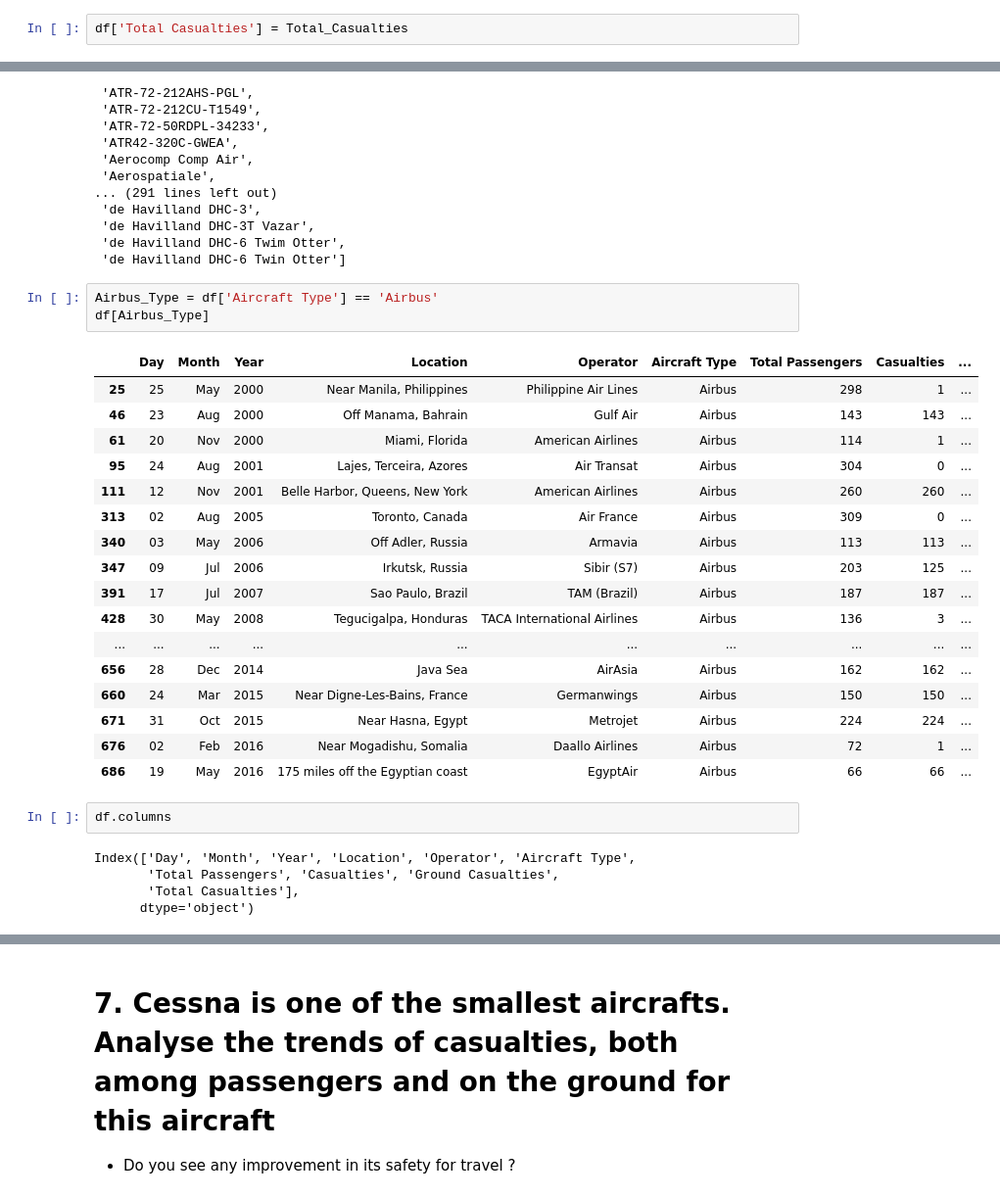
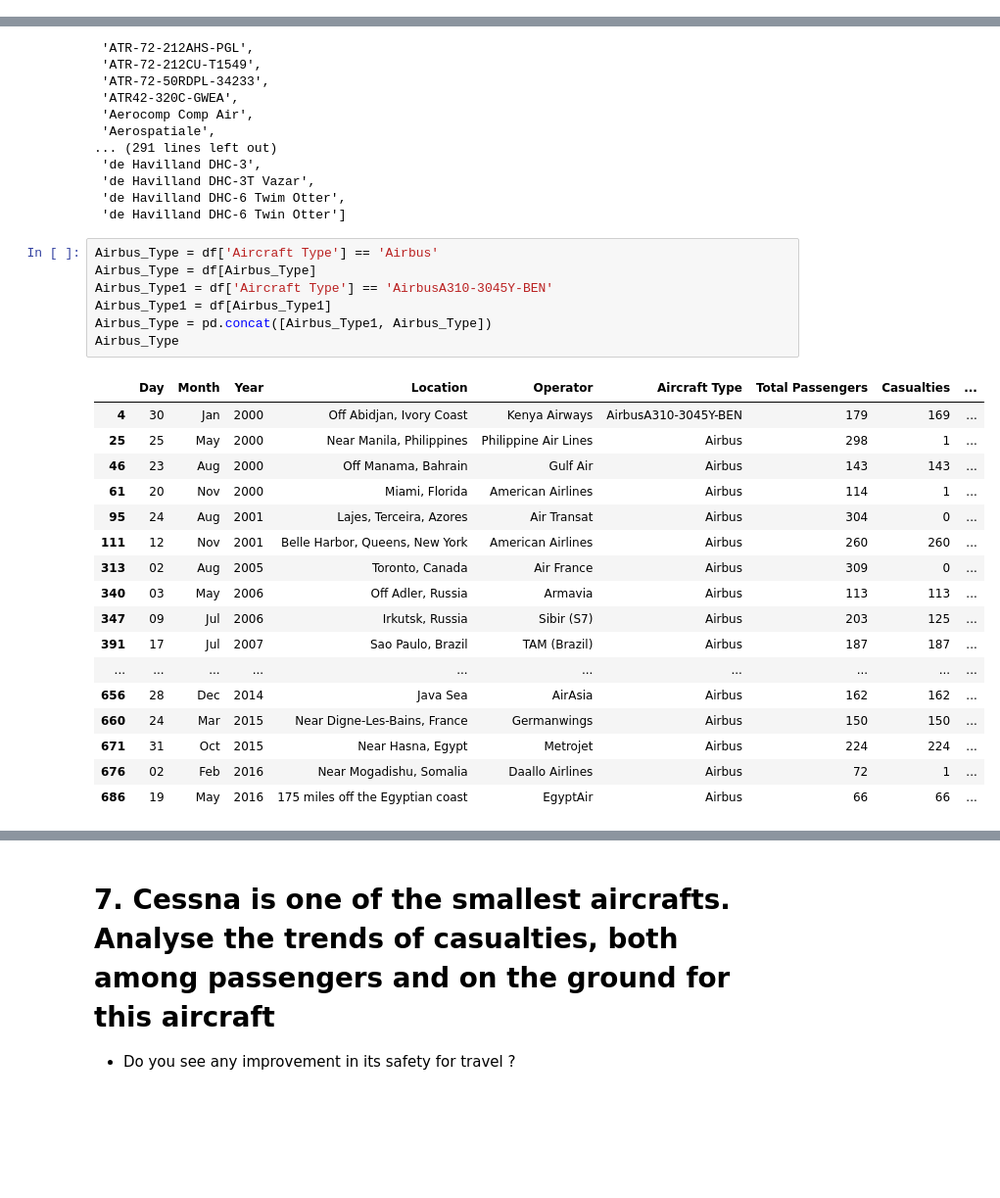
Before and after one commit to Basavarajkembhavimath/basavarajkembhavimath.github.io, a Jupyter notebook: Airplane_crash_Analysis_Bsv.ipynb, the cells around one changed output, grey strips where cells are left out. Shown at 98% size. Saved outputs shown, nothing was run; the diff lists cells and outputs as text; blank space fills up the shorter version.

```diff
--- a/Airplane_crash_Analysis_Bsv.ipynb
+++ b/Airplane_crash_Analysis_Bsv.ipynb
@@ -231,5 +227,3 @@ for i in range(0, len(Casualties)):
-# %%
-df['Total Casualties'] = Total_Casualties
 # %%
 df
 # %% [output]
@@ -605,9 +840,14 @@ sorted(df['Aircraft Type'].unique())
  'de Havilland DHC-6 Twin Otter']
 # %%
 Airbus_Type = df['Aircraft Type'] == 'Airbus'
-df[Airbus_Type]
+Airbus_Type = df[Airbus_Type]
+Airbus_Type1 = df['Aircraft Type'] == 'AirbusA310-3045Y-BEN'
+Airbus_Type1 = df[Airbus_Type1]
+Airbus_Type = pd.concat([Airbus_Type1, Airbus_Type])
+Airbus_Type
 # %% [output]
 |  | Day | Month | Year | Location | Operator | Aircraft Type | Total Passengers | Casualties | ... |
+| 4 | 30 | Jan | 2000 | Off Abidjan, Ivory Coast | Kenya Airways | AirbusA310-3045Y-BEN | 179 | 169 | ... |
 | 25 | 25 | May | 2000 | Near Manila, Philippines | Philippine Air Lines | Airbus | 298 | 1 | ... |
 | 46 | 23 | Aug | 2000 | Off Manama, Bahrain | Gulf Air | Airbus | 143 | 143 | ... |
 | 61 | 20 | Nov | 2000 | Miami, Florida | American Airlines | Airbus | 114 | 1 | ... |
@@ -617,17 +857,9 @@ df[Airbus_Type]
 | 340 | 03 | May | 2006 | Off Adler, Russia | Armavia | Airbus | 113 | 113 | ... |
 | 347 | 09 | Jul | 2006 | Irkutsk, Russia | Sibir (S7) | Airbus | 203 | 125 | ... |
 | 391 | 17 | Jul | 2007 | Sao Paulo, Brazil | TAM (Brazil) | Airbus | 187 | 187 | ... |
-| 428 | 30 | May | 2008 | Tegucigalpa, Honduras | TACA International Airlines | Airbus | 136 | 3 | ... |
 | ... | ... | ... | ... | ... | ... | ... | ... | ... | ... |
 | 656 | 28 | Dec | 2014 | Java Sea | AirAsia | Airbus | 162 | 162 | ... |
 | 660 | 24 | Mar | 2015 | Near Digne-Les-Bains, France | Germanwings | Airbus | 150 | 150 | ... |
 | 671 | 31 | Oct | 2015 | Near Hasna, Egypt | Metrojet | Airbus | 224 | 224 | ... |
 | 676 | 02 | Feb | 2016 | Near Mogadishu, Somalia | Daallo Airlines | Airbus | 72 | 1 | ... |
 | 686 | 19 | May | 2016 | 175 miles off the Egyptian coast | EgyptAir | Airbus | 66 | 66 | ... |
-# %%
-df.columns
-# %% [output]
-Index(['Day', 'Month', 'Year', 'Location', 'Operator', 'Aircraft Type',
-       'Total Passengers', 'Casualties', 'Ground Casualties',
-       'Total Casualties'],
-      dtype='object')
```
Also changed, not shown: parts of 67 cells of this notebook.
